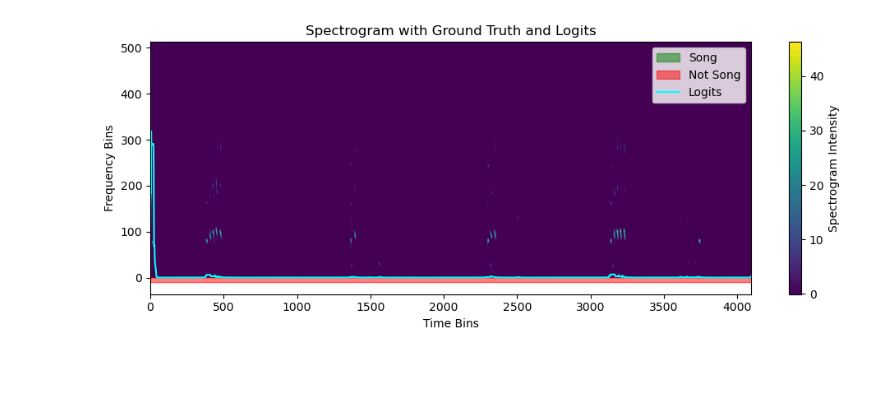
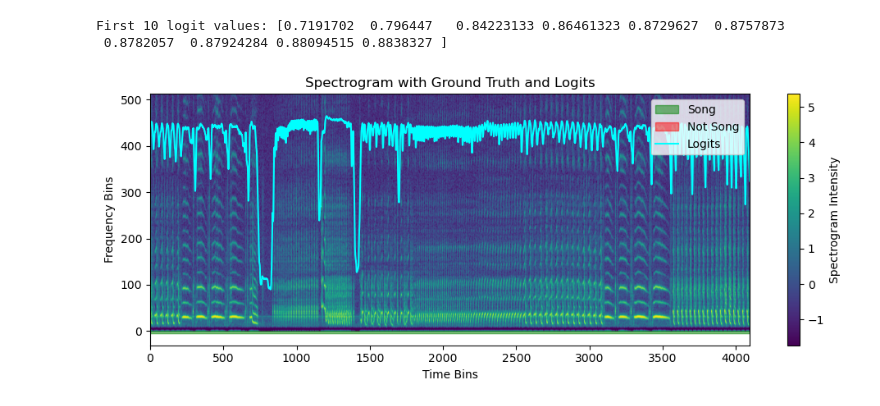
Before and after one commit to georgevenven/tweety_net_song_detector, a Jupyter notebook: main.ipynb, the cells around one changed output. Saved outputs shown, nothing was run; the diff lists cells and outputs as text; code cells hidden in the pictures; blank space fills up the shorter version.

```diff
--- a/main.ipynb
+++ b/main.ipynb
@@ -9,11 +9,11 @@ from dataloader import CollateFunctionSongDetection, SongDetectorDataClass
 
 collate_fn = CollateFunctionSongDetection(segment_length=4096)
 
-test_class = SongDetectorDataClass("/home/george-vengrovski/Documents/data/tweety_net_test")
+test_class = SongDetectorDataClass("/media/george-vengrovski/Rose-SSD/calls_and_songs_train", augment=False)
 test_loader = DataLoader(test_class, batch_size=24, shuffle=True, num_workers=16, collate_fn=collate_fn)
 
-train_class = SongDetectorDataClass("/home/george-vengrovski/Documents/data/tweety_net_train")
-train_loader = DataLoader(test_class, batch_size=24, shuffle=True, num_workers=16, collate_fn=collate_fn)
+train_class = SongDetectorDataClass("/media/george-vengrovski/Rose-SSD/calls_and_songs_test", augment=False)
+train_loader = DataLoader(train_class, batch_size=24, shuffle=True, num_workers=16, collate_fn=collate_fn)
 # %%
 _, s = next(iter(test_loader))
 import matplotlib.pyplot as plt
@@ -28,6 +28,6 @@ from trainer import Trainer
 
 device = torch.device("cuda" if torch.cuda.is_available() else "cpu")
 
-model = TweetyNet(hidden_size=32, rnn_dropout=0.3, num_classes=1, input_shape=(1, 512, 4096))
+model = TweetyNet(hidden_size=32, rnn_dropout=0.2, num_classes=1, input_shape=(1, 512, 4096))
 model = model.to(device)
 # %%
@@ -42,12 +48,12 @@ import matplotlib.pyplot as plt
 import numpy as np
 import torch
 
-def sigmoid(x):
-    return 1 / (1 + np.exp(-x))
+def plot_spectrogram_with_labels_and_logits(spec, ground_truth_label, logits):
+    # Apply softmax to logits to scale them between 0 and 1
+    logits_softmax = (logits.squeeze().detach().cpu()).numpy()  # Ensure logits is 1D before applying softmax
 
-def plot_spectrogram_with_labels_and_logits(spec, ground_truth_label, logits):
-    # Apply sigmoid to logits to scale them between 0 and 1
-    logits_sigmoid = sigmoid(logits.squeeze().detach().cpu().numpy())  # Ensure logits is 1D before applying sigmoid
+    # Print the first 10 logit values
+    print("First 10 logit values:", logits_softmax[:10])
 
     # Plotting
     plt.figure(figsize=(10, 4))
@@ -64,36 +70,38 @@ def plot_spectrogram_with_labels_and_logits(spec, ground_truth_label, logits):
     plt.fill_between(times, not_song_bar_height, where=ground_truth_label.numpy() <= 0.5, color='red', step='mid', alpha=0.5, label='Not Song')
 
     # Overlay logits as a line plot
-    plt.plot(times, logits_sigmoid * (spec.shape[0] - 1), color='cyan', label='Logits')  # Scale logits to match spectrogram's frequency range
+    plt.plot(times, logits_softmax * (spec.shape[0] - 1), color='cyan', label='Logits')  # Scale logits to match spectrogram's frequency range
 
     plt.colorbar(label='Spectrogram Intensity')
     plt.xlabel('Time Bins')
     plt.ylabel('Frequency Bins')
     plt.title('Spectrogram with Ground Truth and Logits')
     plt.legend(loc='upper right')
 
     plt.tight_layout()
     plt.show()
 
 # Example usage
 # Assuming `test_loader`, `model`, and `device` are defined and initialized in your code
 spec, ground_truth_label = next(iter(test_loader))  # Get a batch from your DataLoader
 
 logit = model(spec.to(device))  # Get model predictions
 
 # Use the first example in the batch for plotting
 spec = spec[0]
 ground_truth_label = ground_truth_label[0]
 logit = logit[0]  # Adjust based on your model's output shape
 
 # Remove channel dimension if present
 if spec.dim() > 2:
     spec = spec.squeeze(0)
 
 # Plot using the function
 plot_spectrogram_with_labels_and_logits(spec.cpu(), ground_truth_label.cpu(), logit.cpu())
 # %% [output]
+First 10 logit values: [0.7191702  0.796447   0.84223133 0.86461323 0.8729627  0.8757873
+ 0.8782057  0.87924284 0.88094515 0.8838327 ]
-[figure, old version]
+[figure, new version]
 # %%
 import os
 import numpy as np
```
Also changed, not shown: parts of 4 cells of this notebook, 7 other files.
